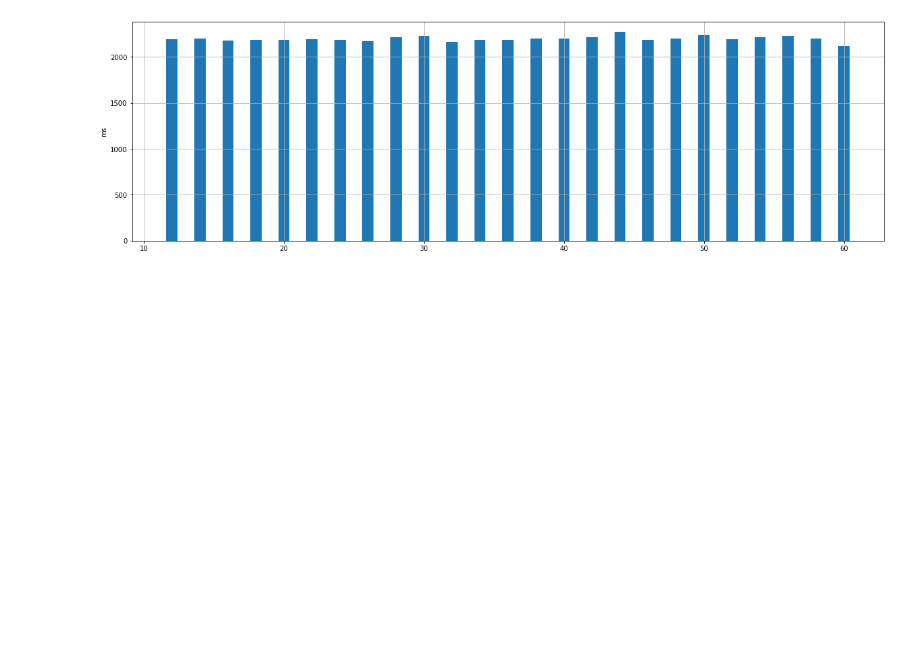
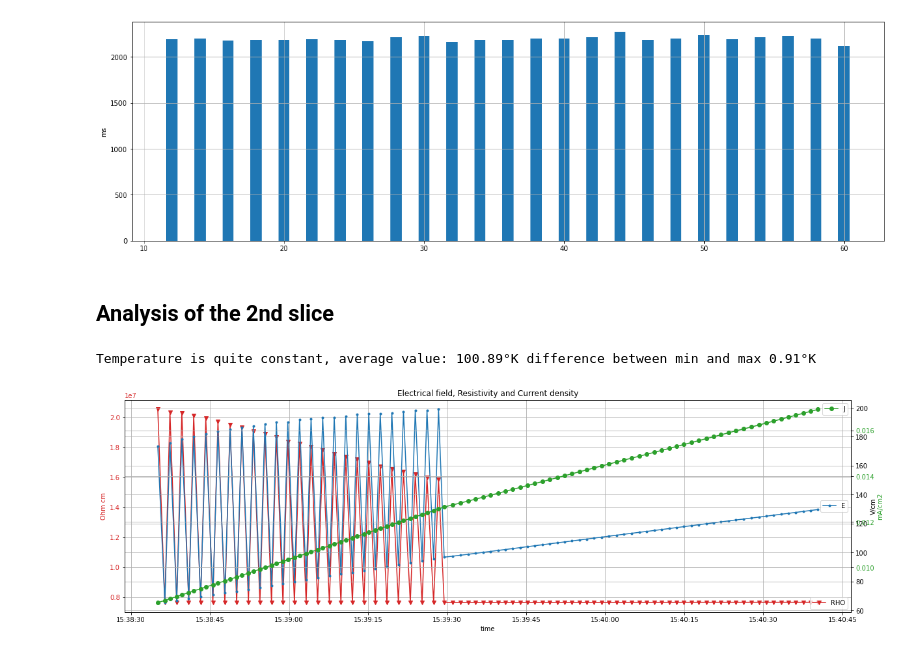
Before and after one commit to cliagit/spin-lab-data, a Jupyter notebook: Analisi/ca12x2_c1-exp_analysis_1.ipynb, the cells around one changed output. Cells and saved outputs as stored; diff of their text form; code cells hidden in the pictures; blank space fills up the shorter version.

```diff
--- a/Analisi/ca12x2_c1-exp_analysis_1.ipynb
+++ b/Analisi/ca12x2_c1-exp_analysis_1.ipynb
@@ -204,3 +266,57 @@ print(f"Average {np.mean(diff)}")
 # %% [output]
 Average 2196 milliseconds
 [figure]
+# %% [markdown]
+## Analysis of the 2nd slice
+# %%
+DT = datetime_data[slices[1]:slices[2]]
+T = temperature_data[slices[1]:slices[2]]
+J = c_density_data[slices[1]:slices[2]]
+RHO = resistivity_data[slices[1]:slices[2]]
+E = e_field_data[slices[1]:slices[2]]
+# %%
+temp_const = True
+diff = np.max(T) - np.min(T)
+if diff <= 0.1:
+    temp_msg = f"Temperature is constant: {T[0]:.2f}°K"
+elif diff <= 1.5:
+    temp_msg = f"Temperature is quite constant, average value: {np.average(T):.2f}°K difference between min and max {np.max(T) - np.min(T):.2f}°K"
+else:
+    temp_msg = f"Temperature span from {np.min(T):.2f}°K to {np.max(T):.2f}°K"
+    temp_const = False
+print(temp_msg)
+# %% [output]
+Temperature is quite constant, average value: 100.89°K difference between min and max 0.91°K
+# %%
+fig, ax1 = plt.subplots()
+ax1.set_title("Electrical field, Resistivity and Current density")
+ax1.set_xlabel('time')
+ax1.set_ylabel('Ohm cm', color='C3')
+ax1.tick_params(axis='y', labelcolor='C3')
+ax1.plot(DT, RHO, 'v-', color='C3', label='RHO')
+ax2 = ax1.twinx()
+ax2.set_ylabel('V/cm')
+ax2.plot(DT, E, '.-', label='E')
+ax1.legend(loc='upper right')
+ax2.legend(loc='upper left')
+ax3 = ax1.twinx()
+
+if not temp_const:
+    ax3.set_ylabel('°K', color='C2')
+    ax3.tick_params(axis='y', labelcolor='C2')
+    ax3.plot(DT, T, 'o-', label='T', color='C2')
+    ax3.legend(loc='upper right')
+
+if not source_const:
+    ax3.set_ylabel('mA/cm2', color='C2')
+    ax3.tick_params(axis='y', labelcolor='C2')
+    ax3.plot(DT, J, 'o-', label='J', color='C2')
+    ax3.legend(loc='upper right')
+
+ax1.legend(loc='lower right')
+ax2.legend(loc='right')
+ax1.grid(True)
+ax2.grid(True)
+ax3.grid(True)
+# %% [output]
+[figure, added]
```
Also changed, not shown: parts of 61 cells of this notebook.
